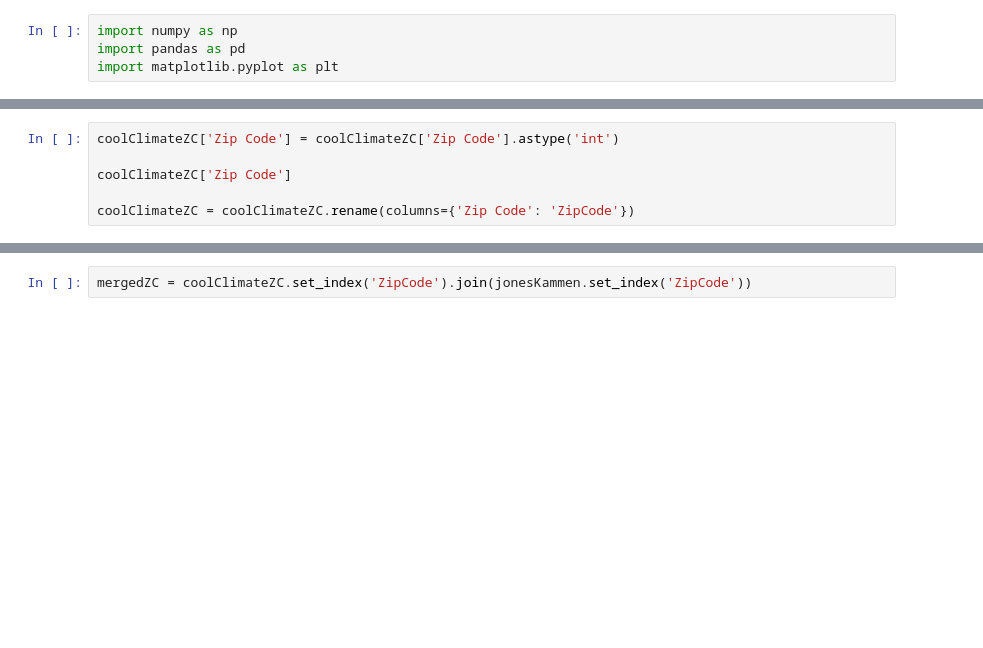
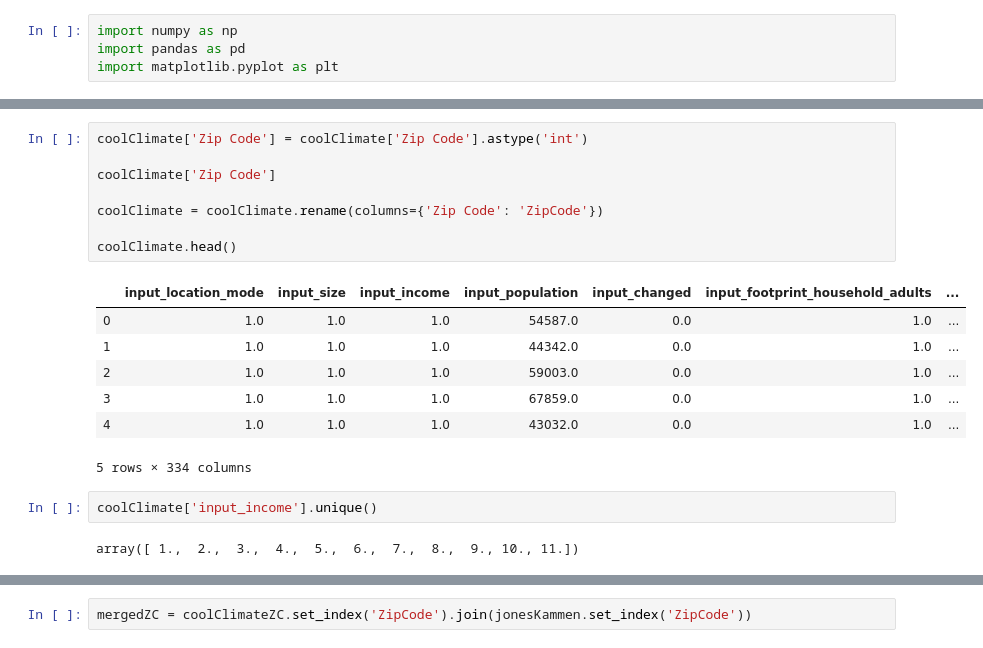
Before and after one commit to vincent-lao/carbon-footprint, a Jupyter notebook: code/eda/JonesKammen_with_CoolClimate.ipynb, the cells around one changed output, grey strips where cells are left out. Saved outputs shown, nothing was run; the diff lists cells and outputs as text; blank space fills up the shorter version.

```diff
--- a/code/eda/JonesKammen_with_CoolClimate.ipynb
+++ b/code/eda/JonesKammen_with_CoolClimate.ipynb
@@ -60,6 +29,20 @@ coolClimateZC
 # %%
-coolClimateZC['Zip Code'] = coolClimateZC['Zip Code'].astype('int')
+coolClimate['Zip Code'] = coolClimate['Zip Code'].astype('int')
 
-coolClimateZC['Zip Code']
+coolClimate['Zip Code']
 
-coolClimateZC = coolClimateZC.rename(columns={'Zip Code': 'ZipCode'})
+coolClimate = coolClimate.rename(columns={'Zip Code': 'ZipCode'})
+
+coolClimate.head()
+# %% [output]
+|  | input_location_mode | input_size | input_income | input_population | input_changed | input_footprint_household_adults | ... |
+| 0 | 1.0 | 1.0 | 1.0 | 54587.0 | 0.0 | 1.0 | ... |
+| 1 | 1.0 | 1.0 | 1.0 | 44342.0 | 0.0 | 1.0 | ... |
+| 2 | 1.0 | 1.0 | 1.0 | 59003.0 | 0.0 | 1.0 | ... |
+| 3 | 1.0 | 1.0 | 1.0 | 67859.0 | 0.0 | 1.0 | ... |
+| 4 | 1.0 | 1.0 | 1.0 | 43032.0 | 0.0 | 1.0 | ... |
+5 rows × 334 columns
+# %%
+coolClimate['input_income'].unique()
+# %% [output]
+array([ 1.,  2.,  3.,  4.,  5.,  6.,  7.,  8.,  9., 10., 11.])
```
Also changed, not shown: parts of 7 cells of this notebook, 1 other file.
